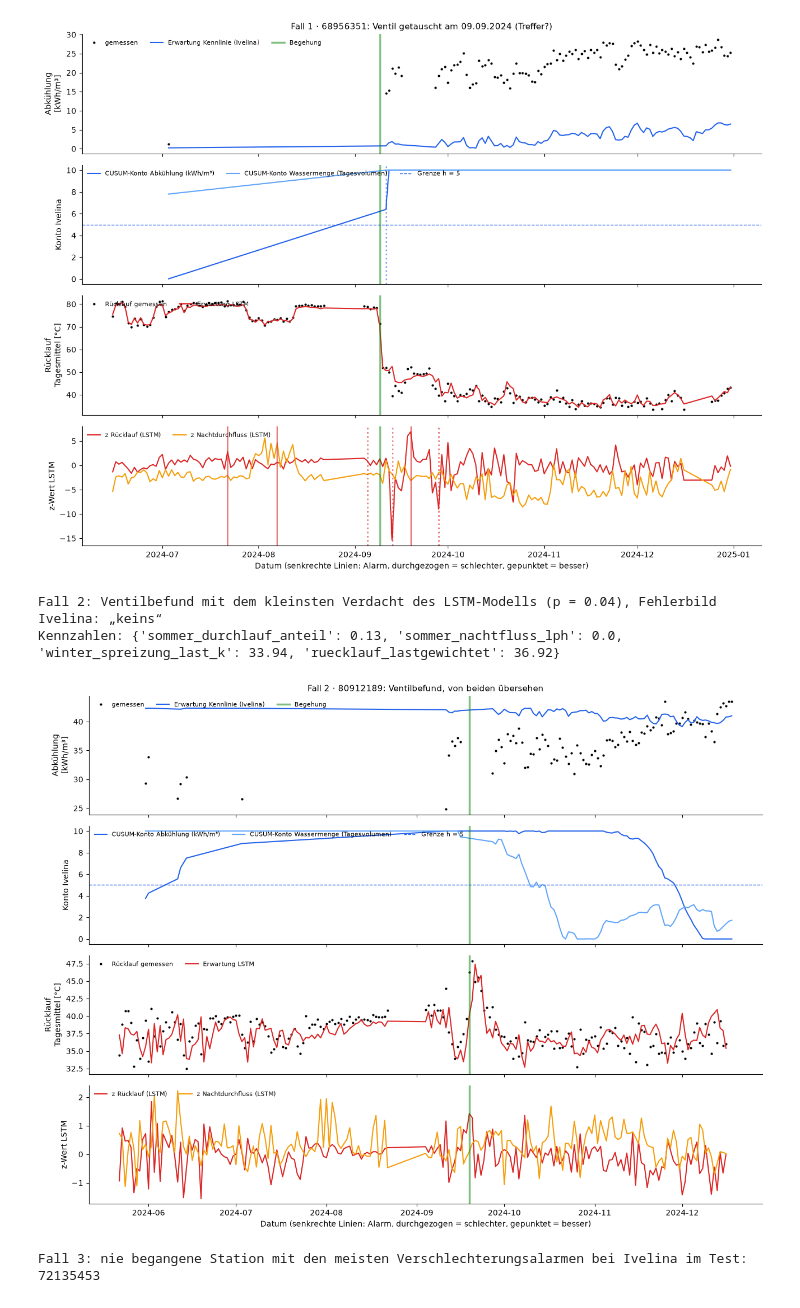
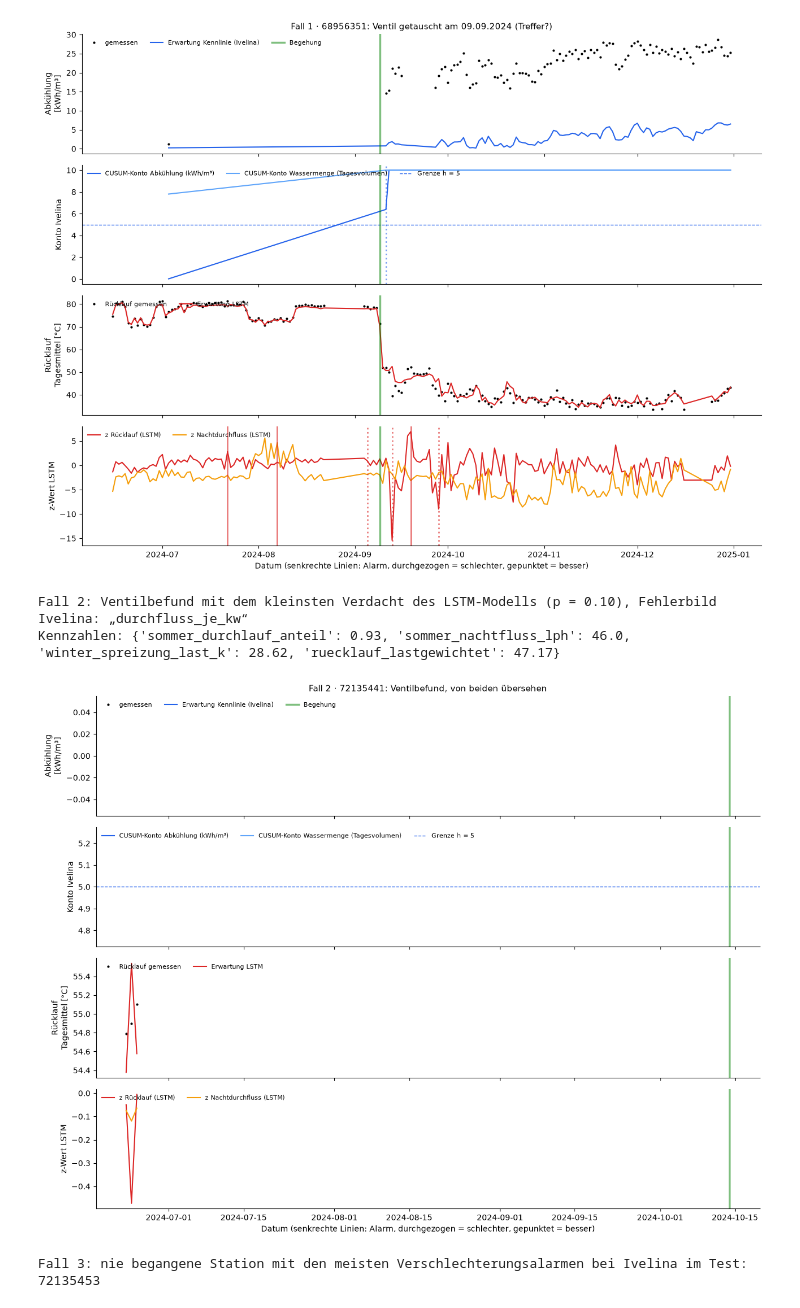
Before and after one commit to ivelinayna/projektseminar, a Jupyter notebook: notebooks/34_modellvergleich_und_umsetzung_nach_aufgabenstellung.ipynb, the cells around one changed output. Cells and saved outputs as stored; diff of their text form; code cells hidden in the pictures.

```diff
--- a/notebooks/34_modellvergleich_und_umsetzung_nach_aufgabenstellung.ipynb
+++ b/notebooks/34_modellvergleich_und_umsetzung_nach_aufgabenstellung.ipynb
@@ -1589,19 +1592,19 @@ plt.show()
 [figure]
 # %%
 bv2 = fv.oof_breit(KL, "ventil").join(iv[["fehlerbild"]])
-uebersehen = bv2[(bv2["y"] == 1) & ~bv2["fehlerbild"].eq("ventil")].sort_values("LR Kennzahlen + LSTM")
+uebersehen = bv2[(bv2["y"] == 1) & ~bv2["fehlerbild"].eq("ventil")].sort_values(fv.ENDMODELL)
 fall2 = int(uebersehen.index[0])
-print(f"Fall 2: Ventilbefund mit dem kleinsten Verdacht des LSTM-Modells (p = {uebersehen.iloc[0]['LR Kennzahlen + LSTM']:.2f}), "
+print(f"Fall 2: Ventilbefund mit dem kleinsten Verdacht des LSTM-Modells (p = {uebersehen.iloc[0][fv.ENDMODELL]:.2f}), "
       f"Fehlerbild Ivelina: „{uebersehen.iloc[0]['fehlerbild'] or 'keins'}“")
 print("Kennzahlen:", KL["kz"].loc[fall2, ["sommer_durchlauf_anteil", "sommer_nachtfluss_lph", "winter_spreizung_last_k", "ruecklauf_lastgewichtet"]].round(2).to_dict())
 d2 = min(termine.get(fall2, [pd.Timestamp("2024-10-01")]))
 fig = fv.fallbild(fall2, w, e, d2 - pd.Timedelta(days=120), d2 + pd.Timedelta(days=90), f"Fall 2 · {fall2}: Ventilbefund, von beiden übersehen")
 fv.speichere(fig, "12_fall2")
 plt.show()
 # %% [output]
-Fall 2: Ventilbefund mit dem kleinsten Verdacht des LSTM-Modells (p = 0.04), Fehlerbild Ivelina: „keins“
-Kennzahlen: {'sommer_durchlauf_anteil': 0.13, 'sommer_nachtfluss_lph': 0.0, 'winter_spreizung_last_k': 33.94, 'ruecklauf_lastgewichtet': 36.92}
+Fall 2: Ventilbefund mit dem kleinsten Verdacht des LSTM-Modells (p = 0.10), Fehlerbild Ivelina: „durchfluss_je_kw“
+Kennzahlen: {'sommer_durchlauf_anteil': 0.93, 'sommer_nachtfluss_lph': 46.0, 'winter_spreizung_last_k': 28.62, 'ruecklauf_lastgewichtet': 47.17}
-[figure, old version]
+[figure, new version]
 # %%
 nie = [m for m in w["kal"].index if m not in e["labels"].index and m in set(w["ref"].index[w["ref"]["status"] == "ok"])]
 al_iv_t = w["alarme"]["ivelina"]
```
Also changed, not shown: parts of 26 cells of this notebook, 7 other files.
